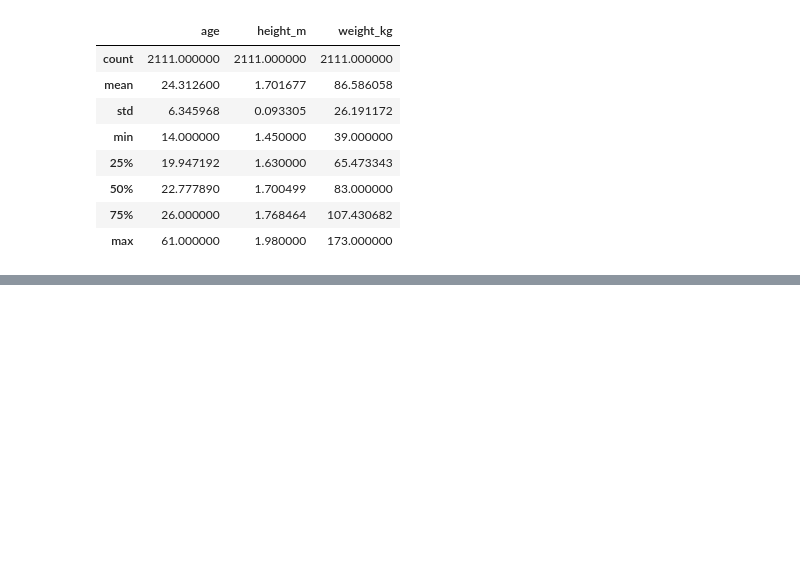
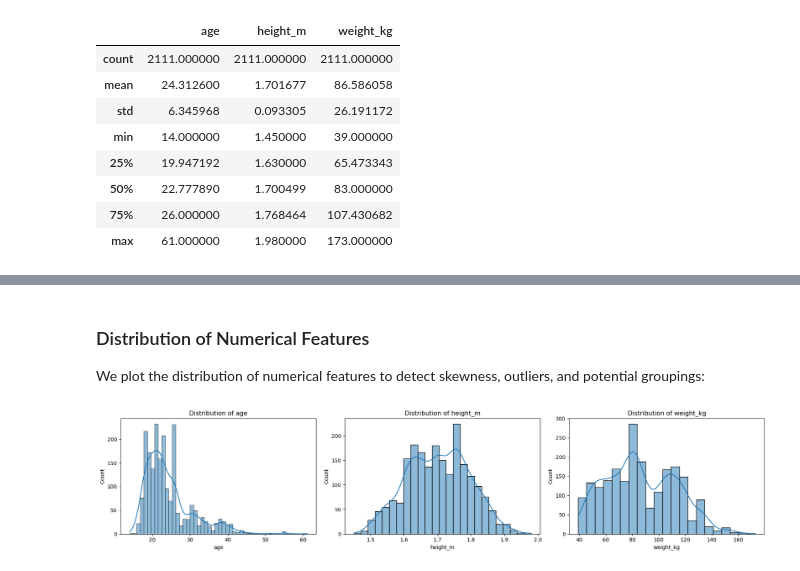
Before and after one commit to nicolasreichardt/ml-project-obesity-prediction, a Jupyter notebook: notebooks/EDA.ipynb, the cells around one changed output, grey strips where cells are left out. Cells and saved outputs as stored; diff of their text form; code cells hidden in the pictures; blank space fills up the shorter version.

```diff
--- a/notebooks/EDA.ipynb
+++ b/notebooks/EDA.ipynb
@@ -78,10 +63,0 @@ for col in cat_cols:
-# %%
-# Plot all numerical variables
-num_cols = df.select_dtypes(include='float').columns
-
-for col in num_cols:
-    plt.figure(figsize=(6, 4))
-    sns.histplot(data=df, x=col, kde=True)
-    plt.title(f'Distribution of {col}')
-    plt.tight_layout()
-    plt.show()
@@ -92,8 +63,0 @@ for col in num_cols:
-# %%
-for col in num_cols:
-    plt.figure(figsize=(8, 4))
-    sns.boxplot(data=df, x='obesity_level', y=col)
-    plt.xticks(rotation=45)
-    plt.title(f'{col} by Obesity Level')
-    plt.tight_layout()
-    plt.show()
@@ -103,0 +64,28 @@ for col in num_cols:
+# %% [markdown]
+### Distribution of Numerical Features
+
+We plot the distribution of numerical features to detect skewness, outliers, and potential groupings:
+# %%
+import matplotlib.pyplot as plt
+import seaborn as sns
+
+num_cols = df.select_dtypes(include='float').columns
+n_cols = 3  # number of plots per row
+n_rows = (len(num_cols) + n_cols - 1) // n_cols  # ceiling division
+
+fig, axes = plt.subplots(n_rows, n_cols, figsize=(6 * n_cols, 4 * n_rows))
+axes = axes.flatten()
+
+for i, col in enumerate(num_cols):
+    sns.histplot(data=df, x=col, kde=True, ax=axes[i])
+    axes[i].set_title(f'Distribution of {col}')
+    axes[i].set_xlabel(col)
+
+# Hide any unused subplots
+for j in range(i + 1, len(axes)):
+    fig.delaxes(axes[j])
+
+plt.tight_layout()
+plt.show()
+# %% [output]
+[figure, added]
```
Also changed, not shown: parts of 18 cells of this notebook, 2 other files.
